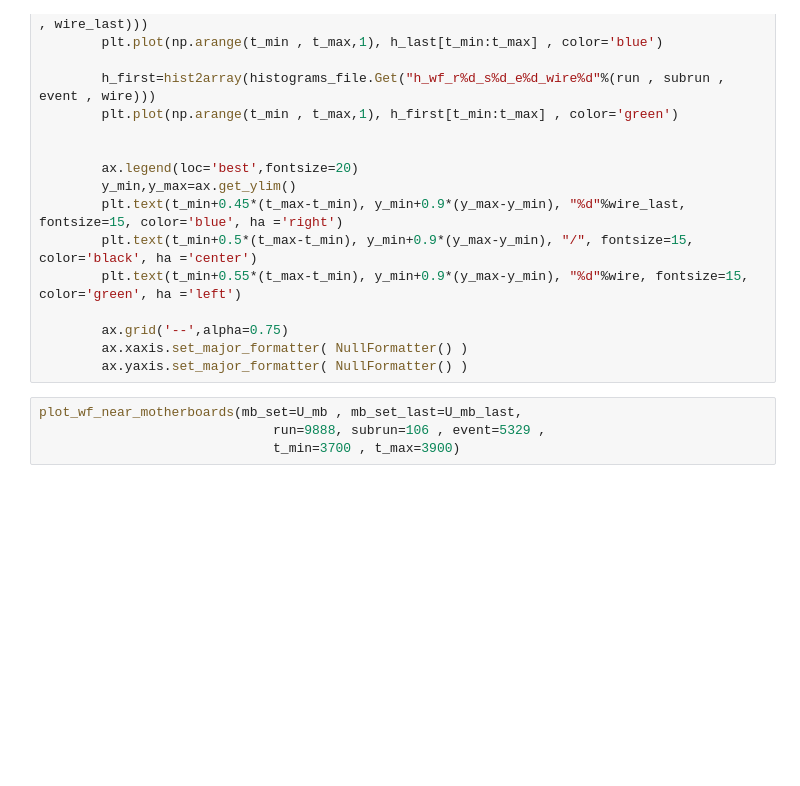
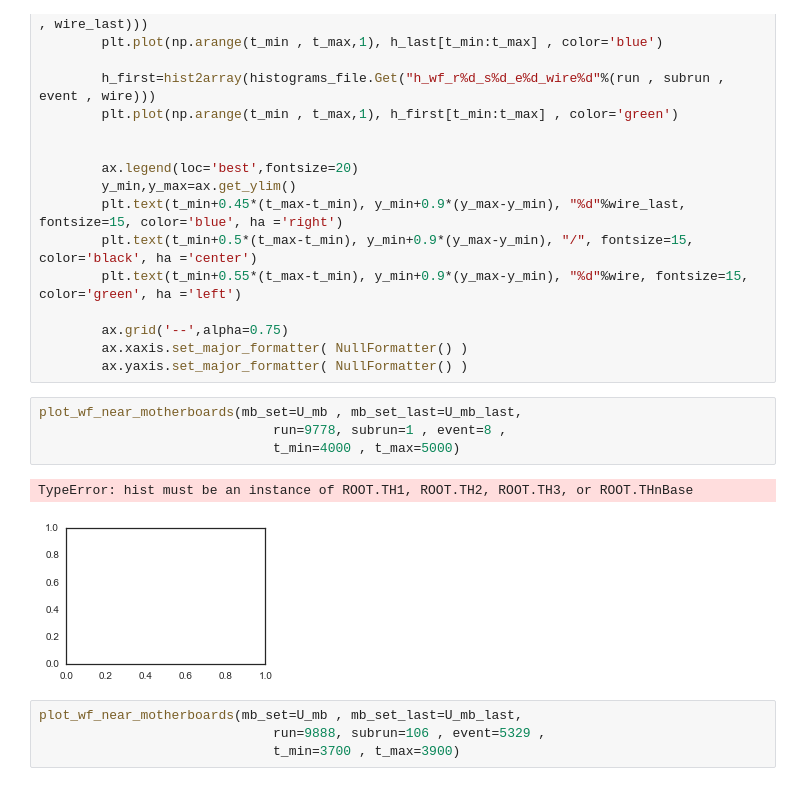
Before and after one commit to erezcoh4/operations, a Jupyter notebook: BurstNoiseCheck/notebooks/waveforms.ipynb, the cells around one changed output. Saved outputs shown, nothing was run; the diff lists cells and outputs as text; blank space fills up the shorter version.

```diff
--- a/BurstNoiseCheck/notebooks/waveforms.ipynb
+++ b/BurstNoiseCheck/notebooks/waveforms.ipynb
@@ -114,6 +114,13 @@ def plot_wf_near_motherboards(mb_set=U_mb , mb_set_last=U_mb_last,
         ax.grid('--',alpha=0.75)
         ax.xaxis.set_major_formatter( NullFormatter() )
         ax.yaxis.set_major_formatter( NullFormatter() )
+# %%
+plot_wf_near_motherboards(mb_set=U_mb , mb_set_last=U_mb_last,
+                              run=9778, subrun=1 , event=8 ,
+                              t_min=4000 , t_max=5000)
+# %% [output]
+TypeError: hist must be an instance of ROOT.TH1, ROOT.TH2, ROOT.TH3, or ROOT.THnBase
+[figure, added]
 # %%
 plot_wf_near_motherboards(mb_set=U_mb , mb_set_last=U_mb_last,
                               run=9888, subrun=106 , event=5329 ,
```
Also changed, not shown: parts of 2 cells of this notebook, 1 other file.
